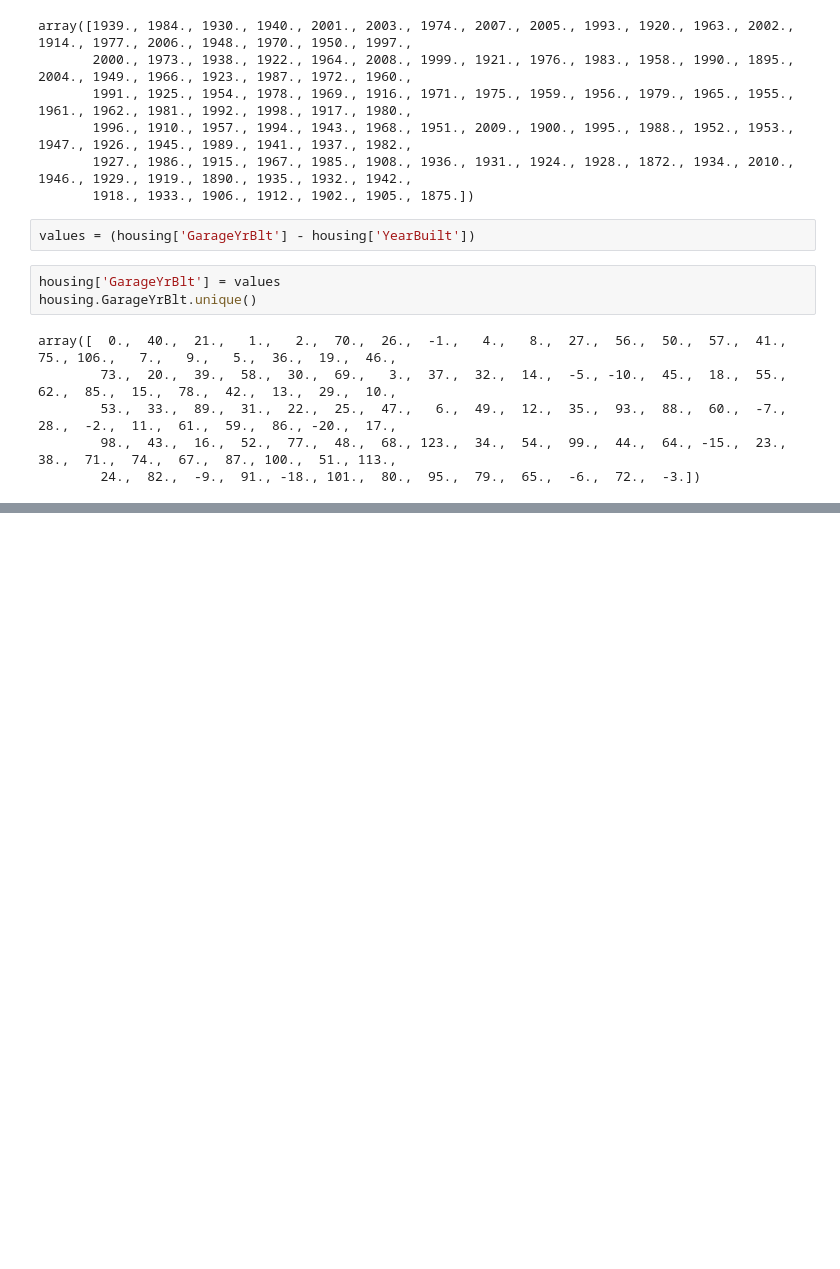
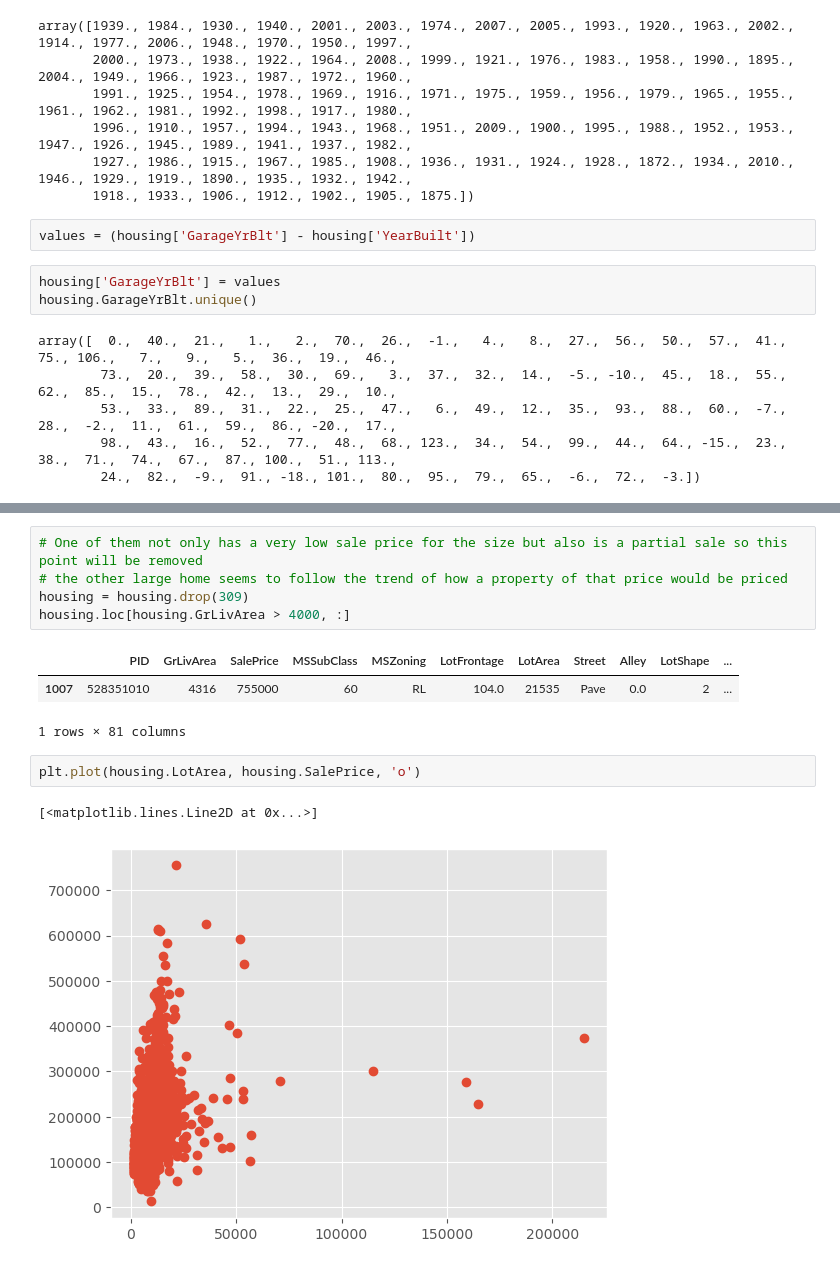
Before and after one commit to Na-ta-lie/Ames-Price-Prediction, a Jupyter notebook: pre-processing (cleaned edition 2) .ipynb, the cells around one changed output, grey strips where cells are left out. Cells and saved outputs as stored; diff of their text form; blank space fills up the shorter version.

```diff
--- a/pre-processing (cleaned edition 2) .ipynb
+++ b/pre-processing (cleaned edition 2) .ipynb
@@ -290,0 +315,14 @@ array([  0.,  40.,  21.,   1.,   2.,  70.,  26.,  -1.,   4.,   8.,  27.,  56.,
+# %%
+# One of them not only has a very low sale price for the size but also is a partial sale so this point will be removed
+# the other large home seems to follow the trend of how a property of that price would be priced
+housing = housing.drop(309)
+housing.loc[housing.GrLivArea > 4000, :]
+# %% [output]
+|  | PID | GrLivArea | SalePrice | MSSubClass | MSZoning | LotFrontage | LotArea | Street | Alley | LotShape | ... |
+| 1007 | 528351010 | 4316 | 755000 | 60 | RL | 104.0 | 21535 | Pave | 0.0 | 2 | ... |
+1 rows × 81 columns
+# %%
+plt.plot(housing.LotArea, housing.SalePrice, 'o')
+# %% [output]
+[<matplotlib.lines.Line2D at 0x...>]
+[figure, added]
```
Also changed, not shown: parts of 28 cells of this notebook, 2 other files.
